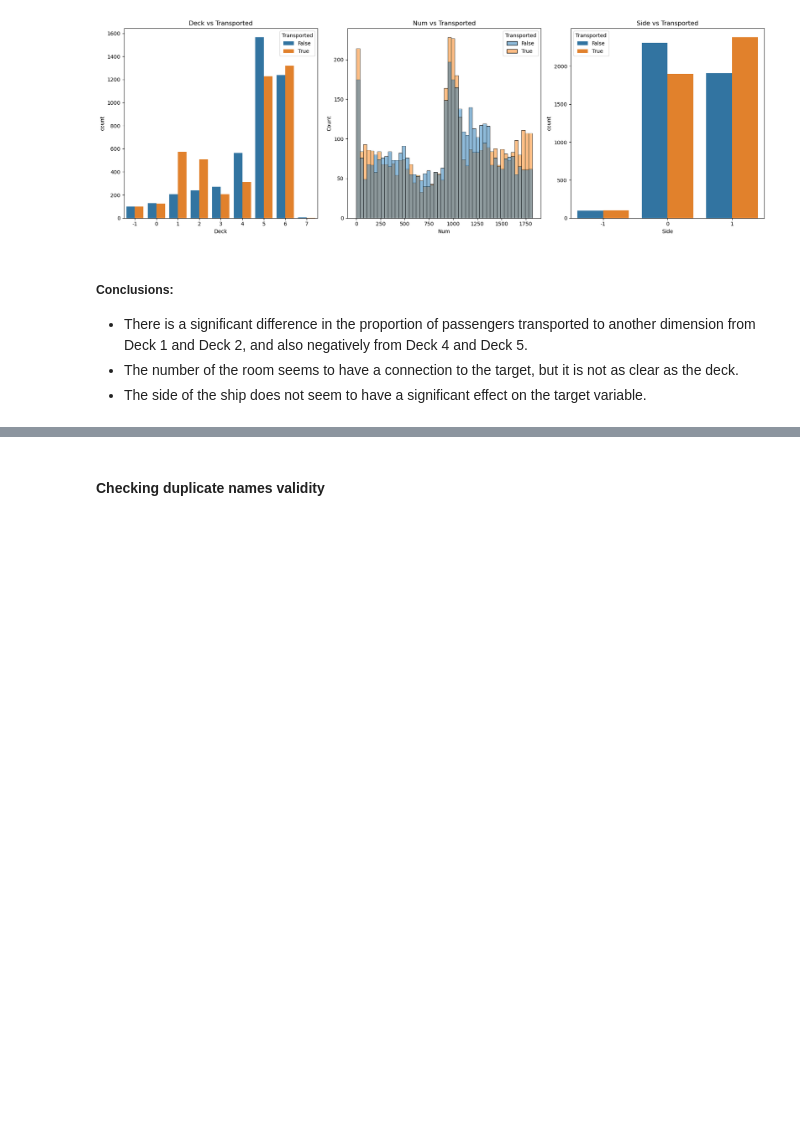
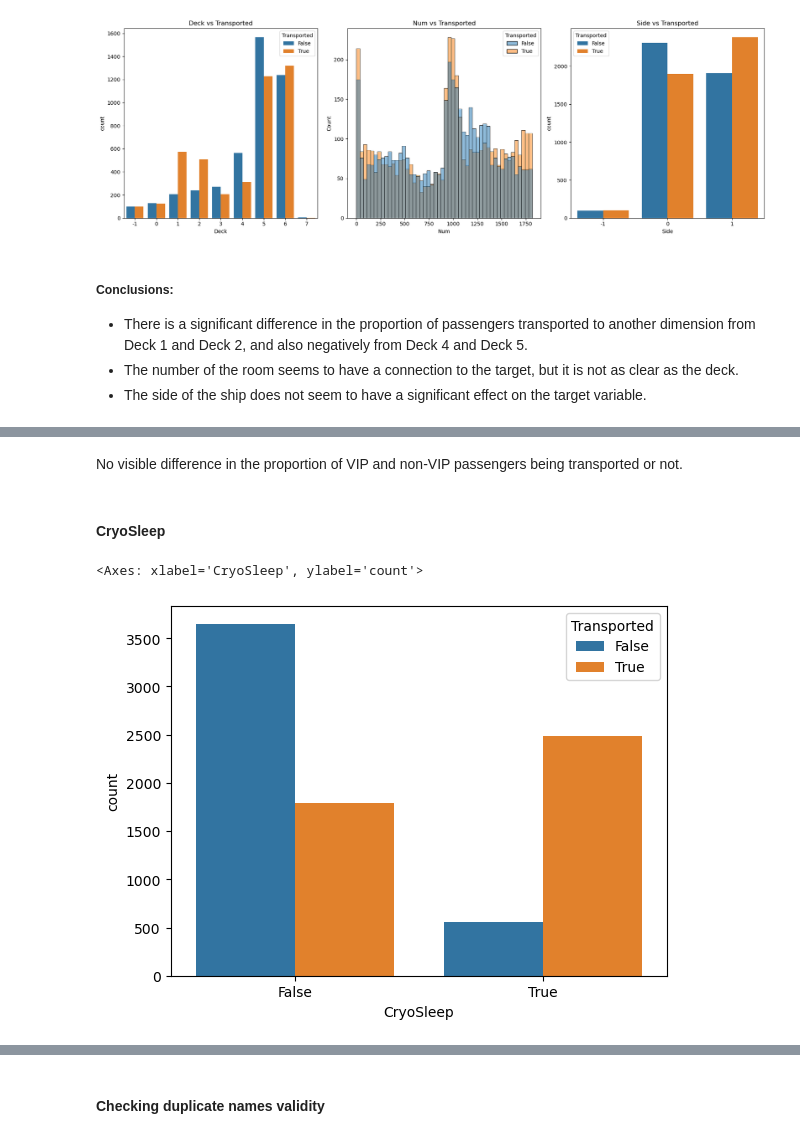
Before and after one commit to Herkata/spaceship_titanic, a Jupyter notebook: space_titanic.ipynb, the cells around one changed output, grey strips where cells are left out. Saved outputs shown, nothing was run; the diff lists cells and outputs as text; code cells hidden in the pictures; blank space fills up the shorter version.

```diff
--- a/space_titanic.ipynb
+++ b/space_titanic.ipynb
@@ -267,0 +176,9 @@ plt.show()
+# %% [markdown]
+No visible difference in the proportion of VIP and non-VIP passengers being transported or not.
+# %% [markdown]
+#### CryoSleep
+# %%
+sns.countplot(x='CryoSleep', hue='Transported', data=data)
+# %% [output]
+<Axes: xlabel='CryoSleep', ylabel='count'>
+[figure, added]
```
Also changed, not shown: parts of 55 cells of this notebook, 3 other files.
